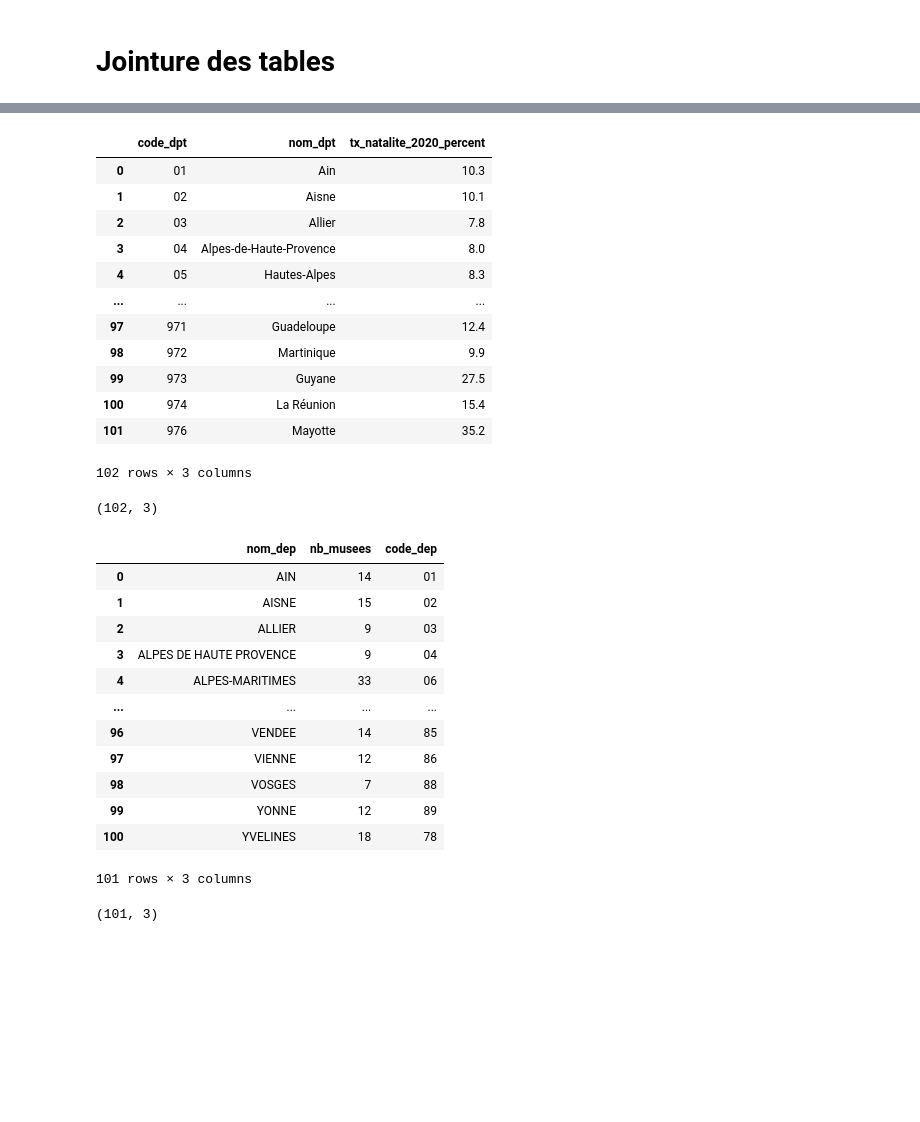
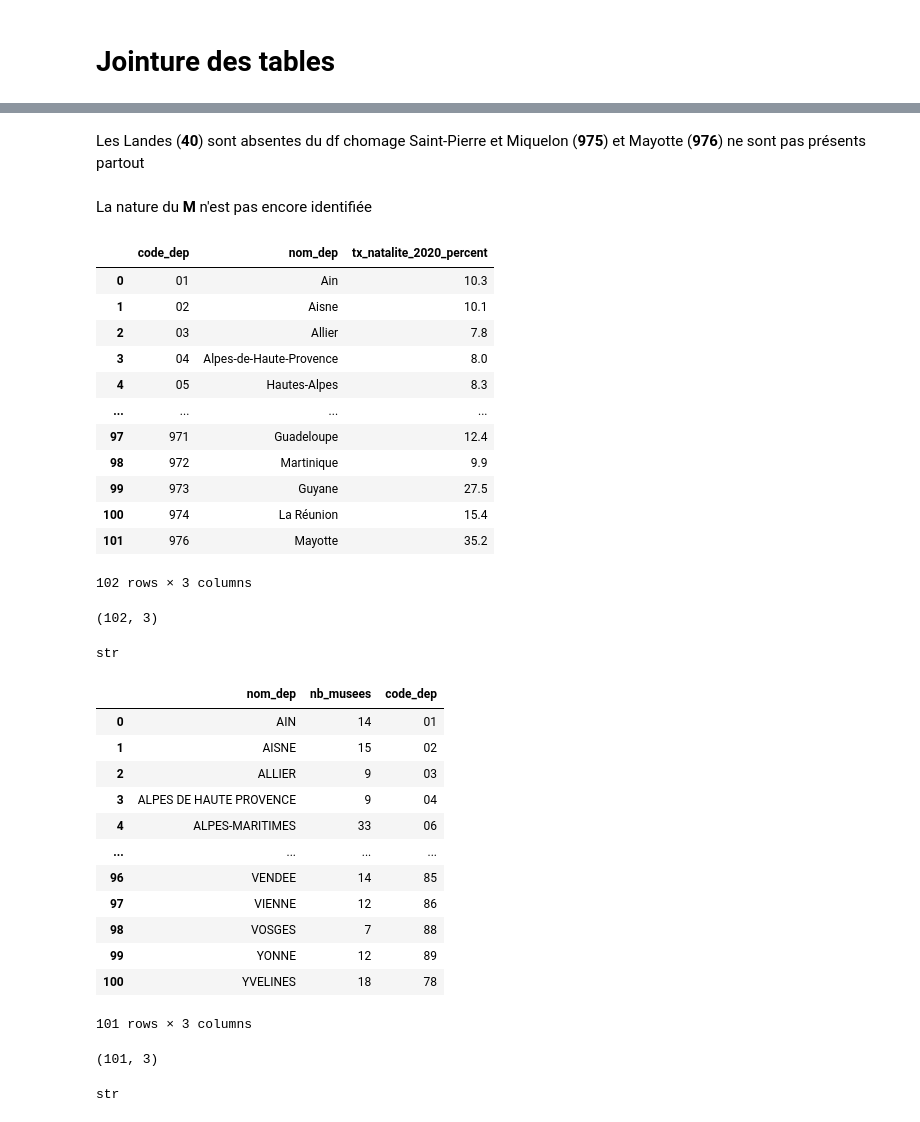
Before and after one commit to victor-kerros/tokenisation-immo, a Jupyter notebook: exploration_autres_data.ipynb, the cells around one changed output, grey strips where cells are left out. Saved outputs shown, nothing was run; the diff lists cells and outputs as text; code cells hidden in the pictures; blank space fills up the shorter version.

```diff
--- a/exploration_autres_data.ipynb
+++ b/exploration_autres_data.ipynb
@@ -119,9 +130,9 @@ Source https://www.insee.fr/fr/statistiques/2540004?sommaire=4767262
 Puis Fichiers par départements de naissance, csv 12 mo
 # %%
 link = "https://www.insee.fr/fr/statistiques/fichier/2012761/TCRD_053.xlsx"
-fichier_natalite = pd.read_excel(link,"DEP", header = 3, skipfooter = 2,
-                                 names = np.array(["code_dpt", "nom_dpt", "tx_natalite_2020_percent"]),
+df_natalite = pd.read_excel(link,"DEP", header = 3, skipfooter = 2,
+                                 names = np.array(["code_dep", "nom_dep", "tx_natalite_2020_percent"]),
                                 usecols = "A,B,C")
 
-display(taux_natalite.head())
+df_natalite.sample(n = 10)
 # %% [output]
@@ -443,8 +473,14 @@ Innerjoin pour éviter les NA
+# %% [markdown]
+Les Landes (**40**) sont absentes du df chomage
+Saint-Pierre et Miquelon (**975**) et Mayotte (**976**) ne sont pas présents partout
+# %% [markdown]
+La nature du **M** n'est pas encore identifiée
 # %%
-display(taux_natalite)
-display(taux_natalite.shape)
+display(df_natalite)
+display(df_natalite.shape)
+type(df_natalite["code_dep"][0])
 # %% [output]
-|  | code_dpt | nom_dpt | tx_natalite_2020_percent |
+|  | code_dep | nom_dep | tx_natalite_2020_percent |
 | 0 | 01 | Ain | 10.3 |
 | 1 | 02 | Aisne | 10.1 |
 | 2 | 03 | Allier | 7.8 |
@@ -458,9 +494,11 @@ display(taux_natalite.shape)
 | 101 | 976 | Mayotte | 35.2 |
 102 rows × 3 columns
 (102, 3)
+str
 # %%
 display(df_musees)
 display(df_musees.shape)
+type(df_musees["code_dep"][0])
 # %% [output]
 |  | nom_dep | nb_musees | code_dep |
 | 0 | AIN | 14 | 01 |
@@ -476,6 +514,7 @@ display(df_musees.shape)
 | 100 | YVELINES | 18 | 78 |
 101 rows × 3 columns
 (101, 3)
+str
 # %%
 display(chomage_final)
 display(chomage_final.shape)
```
Also changed, not shown: parts of 31 cells of this notebook, 1 other file.
